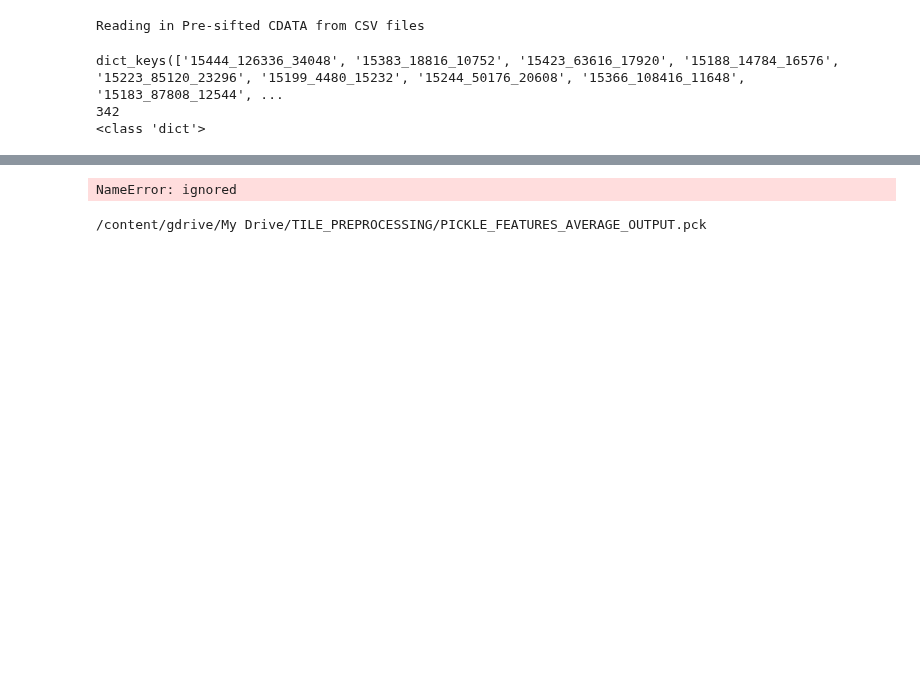
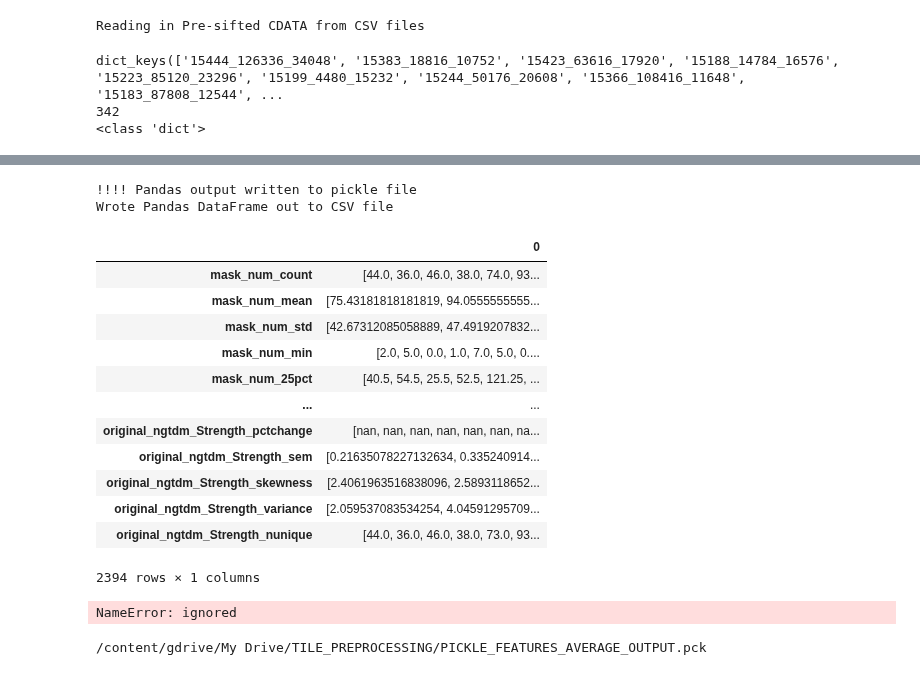
Before and after one commit to tinahuang222/NucleiSegmentation, a Jupyter notebook: PREPROCESSING/Aggregate_Features.ipynb, the cells around one changed output, grey strips where cells are left out. Cells and saved outputs as stored; diff of their text form; code cells hidden in the pictures; blank space fills up the shorter version.

```diff
--- a/PREPROCESSING/Aggregate_Features.ipynb
+++ b/PREPROCESSING/Aggregate_Features.ipynb
@@ -444,3 +522,48 @@ for ii in range(0,numfiles):
+# %%
+'''
+New DataFrame from output_data and new names
+#data format is tmetrics x 8stats *#pointstotal
+'''
+formatted_data = {}
+for kmetric in range(0,len(output_data)):
+    for stat in range(0,21):
+        nindex = stat + (kmetric*21)
+        #print(nindex)
+        formatted_data[out_names[nindex]]=[]
+        formatted_data[out_names[nindex]].append(output_data[kmetric][stat])
+# %%
+'''
+Create Pandas DataFrame from array
+'''
+pandas_formatted_data = pd.DataFrame(formatted_data).transpose()
+
+
+with open(pickle_full_statistics_file_dataframe, 'wb') as f:
+    pickle.dump(pandas_formatted_data,f)
+print('!!!! Pandas output written to pickle file')
+
+
+pandas_formatted_data.to_csv(csv_full_statistics_file_dataframe)
+print('Wrote Pandas DataFrame out to CSV file')
+# %% [output]
+!!!! Pandas output written to pickle file
+Wrote Pandas DataFrame out to CSV file
+# %%
+pandas_formatted_data
+# %% [output]
+|  | 0 |
+| mask_num_count | [44.0, 36.0, 46.0, 38.0, 74.0, 93... |
+| mask_num_mean | [75.43181818181819, 94.0555555555... |
+| mask_num_std | [42.67312085058889, 47.4919207832... |
+| mask_num_min | [2.0, 5.0, 0.0, 1.0, 7.0, 5.0, 0.... |
+| mask_num_25pct | [40.5, 54.5, 25.5, 52.5, 121.25, ... |
+| ... | ... |
+| original_ngtdm_Strength_pctchange | [nan, nan, nan, nan, nan, nan, na... |
+| original_ngtdm_Strength_sem | [0.21635078227132634, 0.335240914... |
+| original_ngtdm_Strength_skewness | [2.4061963516838096, 2.5893118652... |
+| original_ngtdm_Strength_variance | [2.059537083534254, 4.04591295709... |
+| original_ngtdm_Strength_nunique | [44.0, 36.0, 46.0, 38.0, 73.0, 93... |
+2394 rows × 1 columns
 # %%
 '''
 Get the arrays by column name and put them together into one giant array
```
Also changed, not shown: parts of 8 cells of this notebook.
